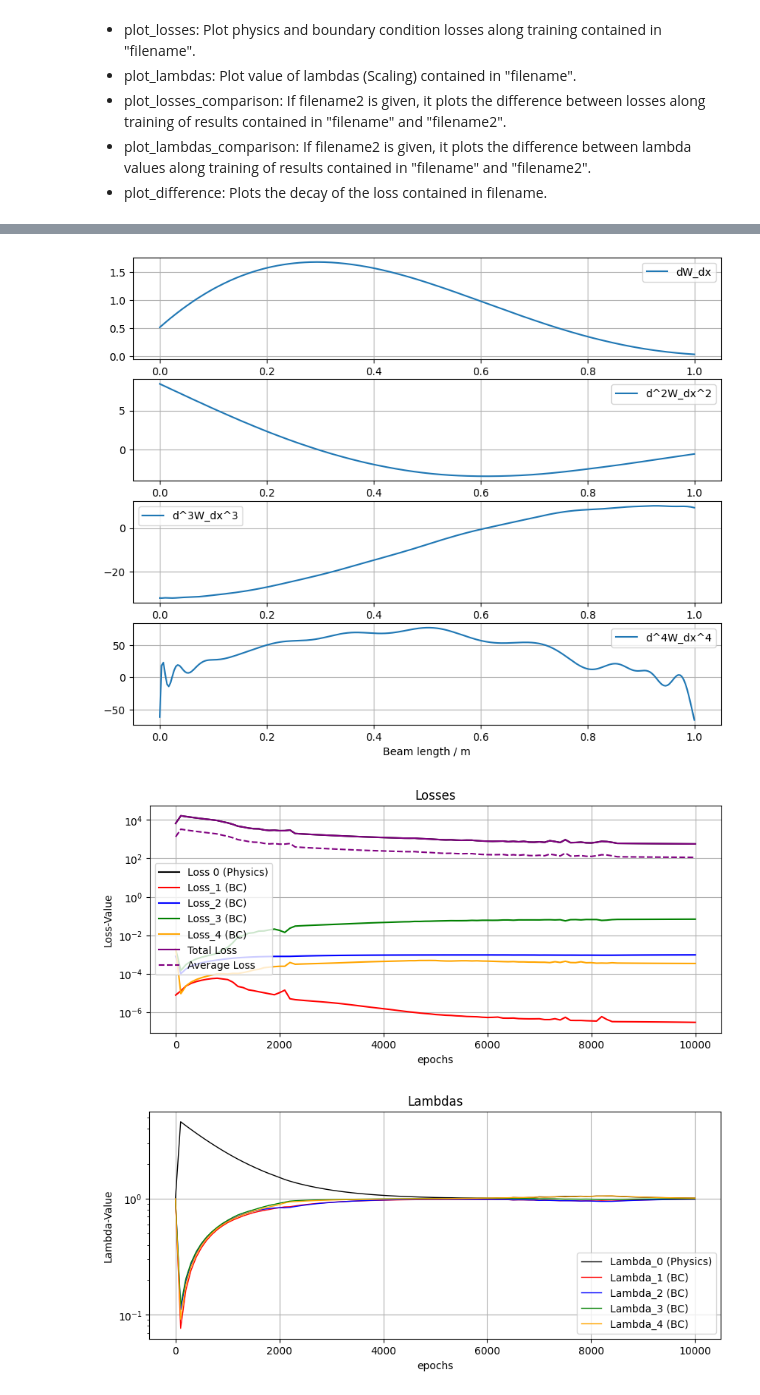
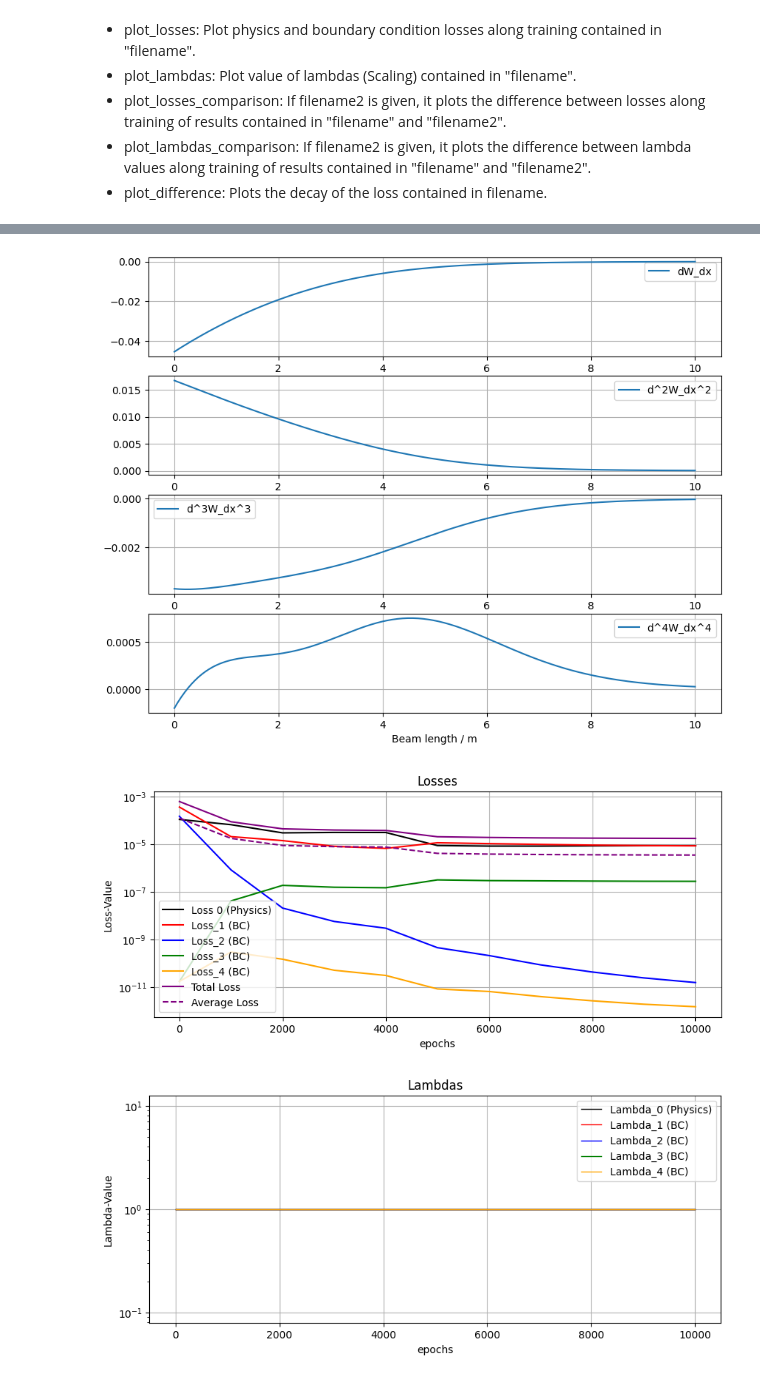
Before and after one commit to iagr98/PINN_IAM, a Jupyter notebook: visualization.ipynb, the cells around one changed output, grey strips where cells are left out. Saved outputs shown, nothing was run; the diff lists cells and outputs as text; code cells hidden in the pictures.

```diff
--- a/visualization.ipynb
+++ b/visualization.ipynb
@@ -20,7 +20,7 @@ Set "True" or "False":
 import general_utils as gu
 epochs = 50001
 capture = 1000
-filename = "./Outputs/pinn_results_case_1"
+filename = "./Outputs/pinn_results"
 filename2 = "./Outputs/pinn_results_test"
 gu.plotting(filename, filename2, capture=capture, figsize=(10, 4),
                     plot_comparison=True,
@@ -35,3 +35,3 @@ gu.plotting(filename, filename2, capture=capture, figsize=(10, 4),
-[figure, old version]
+[figure, new version]
-[figure, old version]
+[figure, new version]
-[figure, old version]
+[figure, new version]
```
Also changed, not shown: parts of 1 cell of this notebook, 20 other files.
